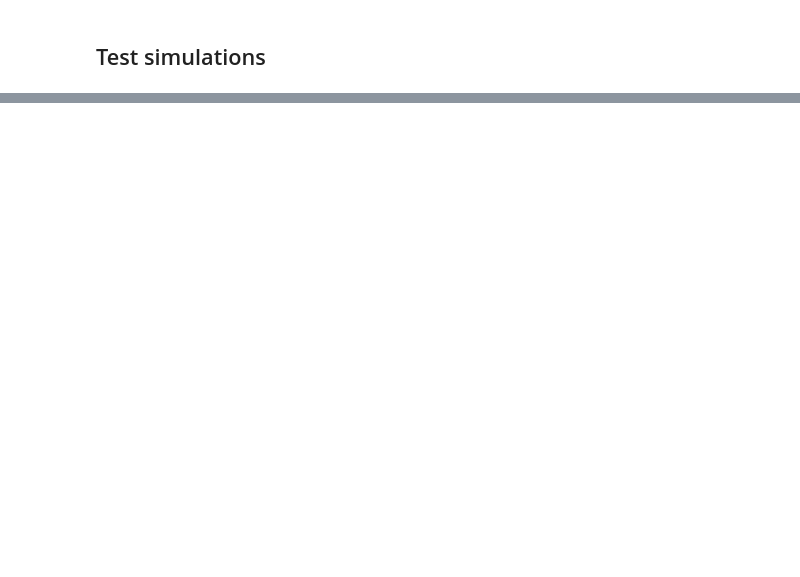
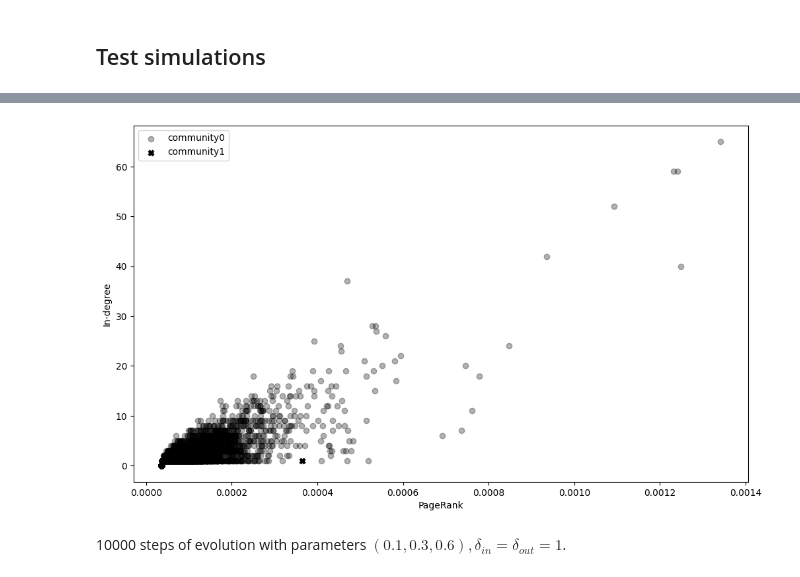
Before and after one commit to oopne/Anomaly-Detection-And-Evolving-Graphs, a Jupyter notebook: gpdc_communities.ipynb, the cells around one changed output, grey strips where cells are left out. Drawn from its saved outputs; the diff is of its cells as text; code cells hidden in the pictures; blank space fills up the shorter version.

```diff
--- a/gpdc_communities.ipynb
+++ b/gpdc_communities.ipynb
@@ -87,0 +98,6 @@ visualise_communities(graph.get_graph(), detector.get_communities())
+# %%
+import matplotlib.pyplot as plt
+
+alphas = [0.3, 1, 1, 1, 1, 1]
+markers = ['o', 'X', 'P', '*', 'd']
+labels = ['community0', 'community1', 'community2', 'community3', 'community4']
@@ -99,3 +130,23 @@ visualise_communities(graph.get_graph(), detector.get_communities())
+# %%
+communities = detector.get_communities()
+# %%
+data = detector.embeddings.to_numpy()
+
+plt.figure(figsize=(12, 7))
+
+plt.xlabel('PageRank')
+plt.ylabel('In-degree')
+
+for i, community in enumerate(communities):
+    inds = list(community)
+    plt.scatter(x=data[inds, 0], y=data[inds, 1], color='black', alpha=alphas[i], marker=markers[i], label=labels[i])
+
+plt.legend()
+plt.show()
+# %% [output]
+[figure, added]
+# %% [markdown]
+10000 steps of evolution with parameters $(0.1, 0.3, 0.6), \delta_{in} = \delta_{out} = 1$.
 # %%
 %time
 
```
Also changed, not shown: parts of 39 cells of this notebook, 7 other files.
